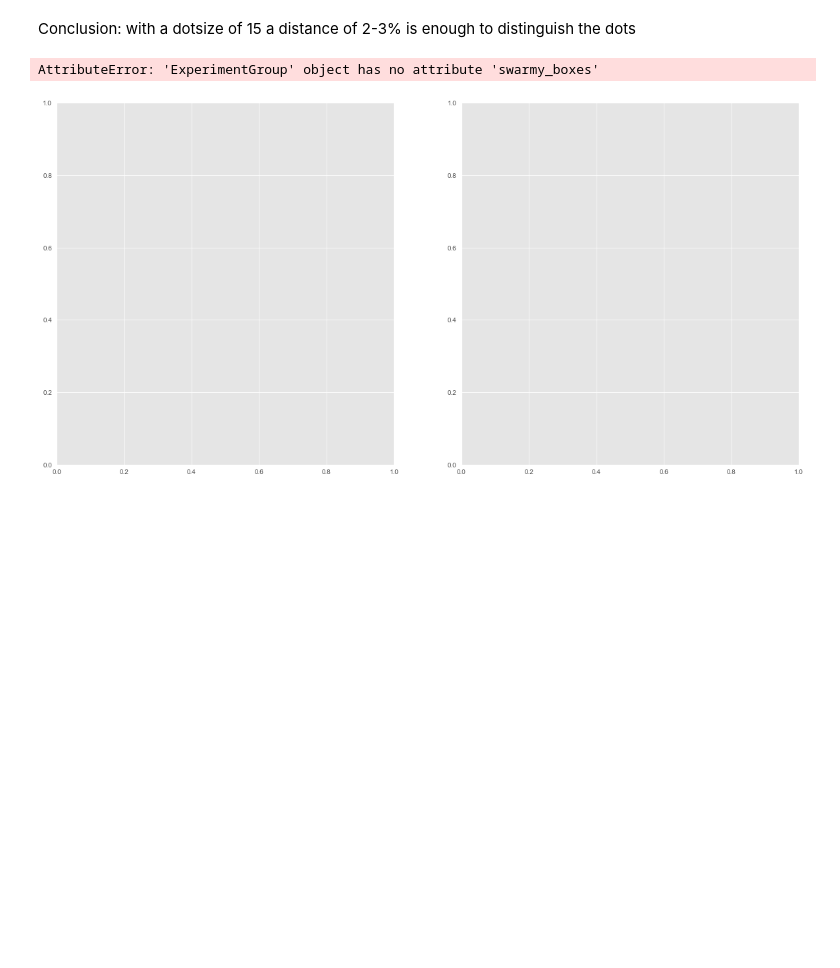
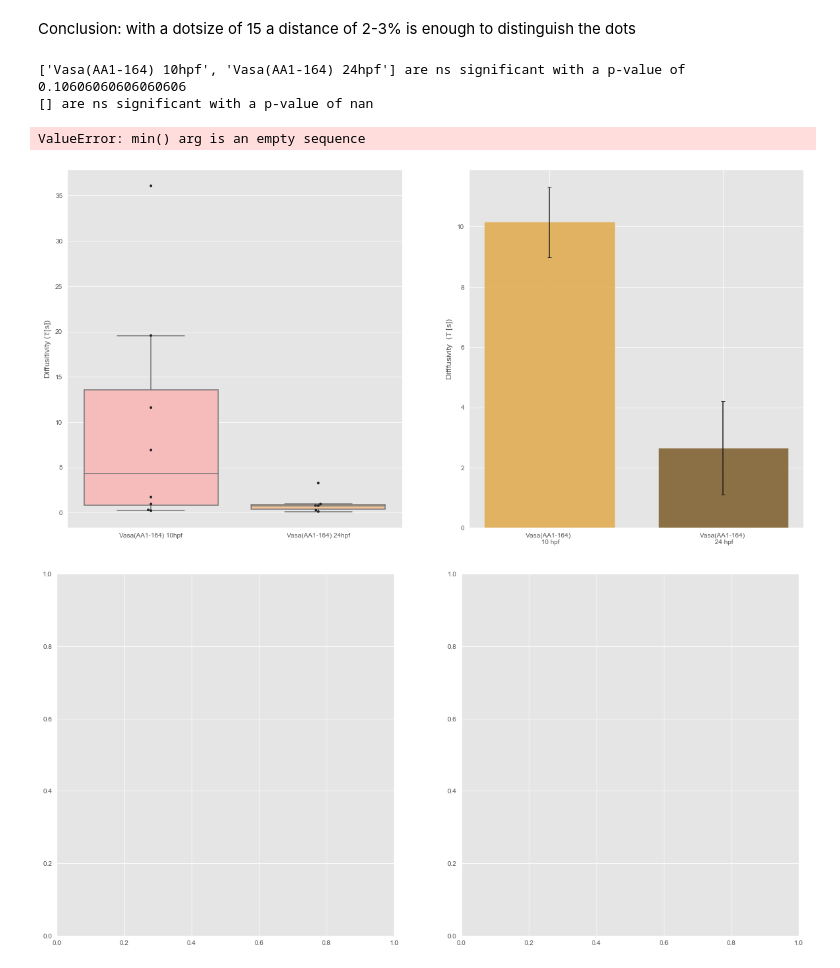
Before and after one commit to Julian-We/iFRAPpy, a Jupyter notebook: dev_file.ipynb, the cells around one changed output. Cells and saved outputs as stored; diff of their text form; code cells hidden in the pictures; blank space fills up the shorter version.

```diff
--- a/dev_file.ipynb
+++ b/dev_file.ipynb
@@ -71,8 +86,0 @@ def boxes_and_dots(axes, data_dict, number_cutoff=10, p_distance_cutoff=0.03, co
-# %%
-def swarmy_boxes(axes, data_dict, colors=None):
-    df = pd.DataFrame(dict([(key, pd.Series(value)) for key, value in data_dict.items()]))
-    if colors is None:
-        colors = ["#ffb3b3","#ffc28a","#f3dd6d","#92c57d","#9bac8b","#698c86","#366b81","#405373","#4a3a64"]
-
-    sns.boxplot(data=df, ax=axes, fliersize=0, palette=colors)
-    sns.swarmplot(data=df, ax=axes, color='#22262a', s=4)
@@ -97,6 +99,19 @@ def per_experiment_values(self, category, triagery=None):
             dict_for_df.update({
                 k : data.values
             })
+
+    new_dict = dict([(key, pd.Series(value)) for key, value in dict_for_df.items()])
+
+    if len(list(new_dict.keys())) == 2:
+        p, star, _ = perform_statistical_test(new_dict, True, True)
+    elif len(triagery) == 2:
+        p, star, _ = perform_statistical_test({
+            triagery[0] : new_dict.get(triagery[0]),
+            triagery[1] : new_dict.get(triagery[1])
+        }, True, True)
+    else:
+        print(exp_dict)
+    print(f'{list(new_dict.keys())} are {star} significant with a p-value of {p}')
     dframe = pd.DataFrame(dict([(key, pd.Series(value)) for key, value in dict_for_df.items()]))
 
     return dframe
@@ -113,7 +121,15 @@ some_dict = {
-# %%
-fig, ax = plt.subplots(1,2, figsize=(20,10))
-frap.swarmy_boxes(ax[1], per_experiment_values(frap, 'tau fast'))
-frap.swarmy_boxes(ax[0], per_experiment_values(frap, 'tau slow'))
-# %% [output]
-AttributeError: 'ExperimentGroup' object has no attribute 'swarmy_boxes'
-[figure, removed]
+# %%
+for mitai in ['Vasa(AA1-164)', 'Dead end', 'Full length Vasa', 'Granulito', 'Nanos']:
+    experiments_to_plot = [f'{mitai} 10hpf', f'{mitai} 24hpf']
+    fig, ax = plt.subplots(1,2, figsize=(20,10))
+    swarmy_boxes(ax[0], per_experiment_values(frap, 'tau slow', triagery=experiments_to_plot))
+    # ax[0].set_ylim(0, 100)
+    ax[0].set_ylabel(r'Diffusitivity ($\tau$[s])')
+    bar_graphs(ax[1], frap, experiments_to_plot,'tau slow')
+    plt.savefig(os.path.join('/Volumes/HELHEIM/analyzed_data/diffusivity/save_path', f'10hpf-24hpf_{mitai}.pdf'))
+# %% [output]
+['Vasa(AA1-164) 10hpf', 'Vasa(AA1-164) 24hpf'] are ns significant with a p-value of 0.10606060606060606
+[] are ns significant with a p-value of nan
+ValueError: min() arg is an empty sequence
+[figure, added]
+[figure, added]
```
Also changed, not shown: parts of 11 cells of this notebook, 8 other files.
